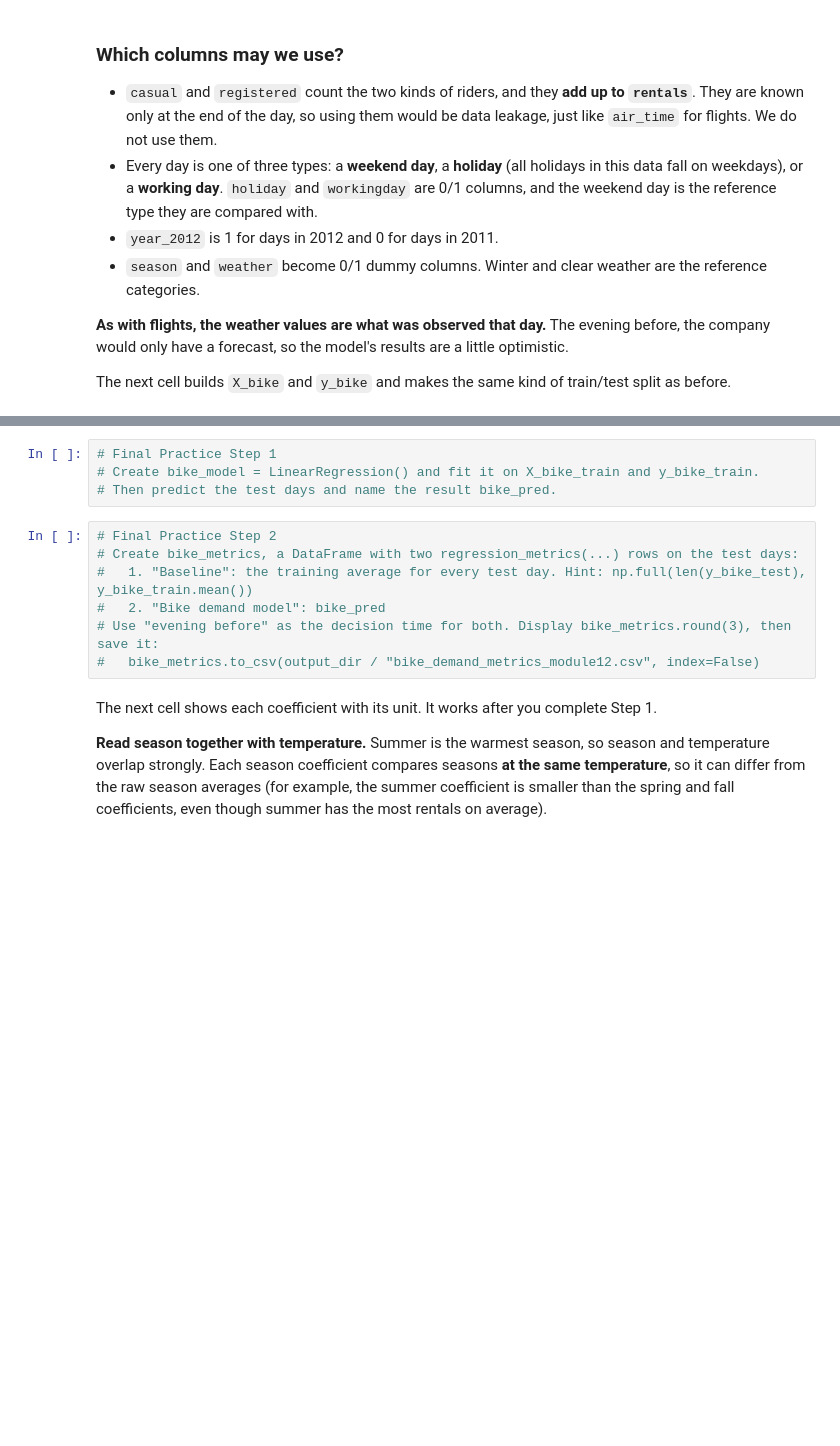
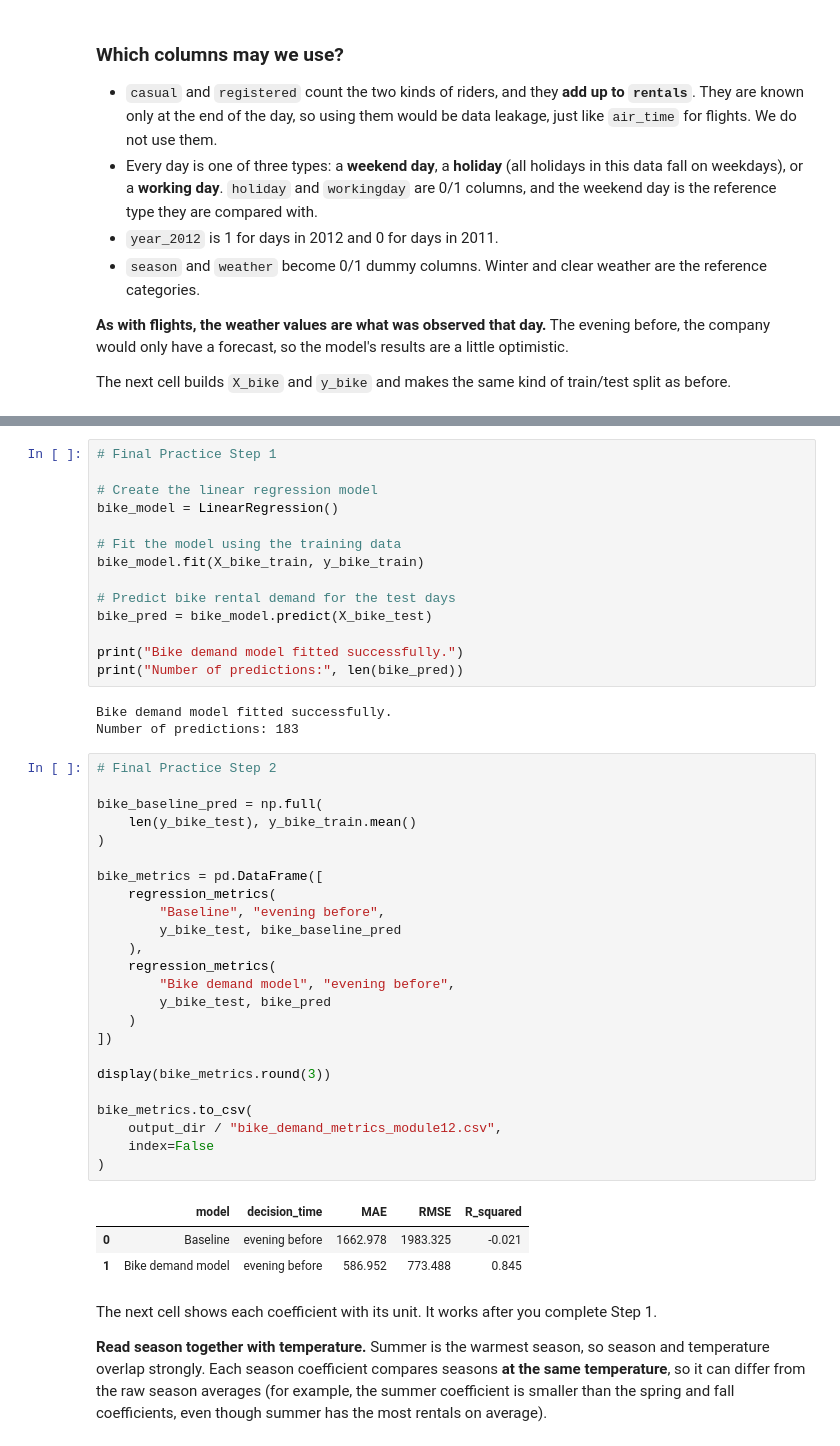
Before and after one commit to LCGillford/BAN6003-Module12-Linear-Regression-1, a Jupyter notebook: notebooks/module12_linear_regression_guided_lab.ipynb, the cells around one changed output, grey strips where cells are left out. Drawn from its saved outputs; the diff is of its cells as text; blank space fills up the shorter version.

```diff
--- a/notebooks/module12_linear_regression_guided_lab.ipynb
+++ b/notebooks/module12_linear_regression_guided_lab.ipynb
@@ -497,14 +606,48 @@ print("Columns:", list(X_bike.columns))
 # %%
 # Final Practice Step 1
-# Create bike_model = LinearRegression() and fit it on X_bike_train and y_bike_train.
-# Then predict the test days and name the result bike_pred.
+
+# Create the linear regression model
+bike_model = LinearRegression()
+
+# Fit the model using the training data
+bike_model.fit(X_bike_train, y_bike_train)
+
+# Predict bike rental demand for the test days
+bike_pred = bike_model.predict(X_bike_test)
+
+print("Bike demand model fitted successfully.")
+print("Number of predictions:", len(bike_pred))
+# %% [output]
+Bike demand model fitted successfully.
+Number of predictions: 183
 # %%
 # Final Practice Step 2
-# Create bike_metrics, a DataFrame with two regression_metrics(...) rows on the test days:
-#   1. "Baseline": the training average for every test day. Hint: np.full(len(y_bike_test), y_bike_train.mean())
-#   2. "Bike demand model": bike_pred
-# Use "evening before" as the decision time for both. Display bike_metrics.round(3), then save it:
-#   bike_metrics.to_csv(output_dir / "bike_demand_metrics_module12.csv", index=False)
+
+bike_baseline_pred = np.full(
+    len(y_bike_test), y_bike_train.mean()
+)
+
+bike_metrics = pd.DataFrame([
+    regression_metrics(
+        "Baseline", "evening before",
+        y_bike_test, bike_baseline_pred
+    ),
+    regression_metrics(
+        "Bike demand model", "evening before",
+        y_bike_test, bike_pred
+    )
+])
+
+display(bike_metrics.round(3))
+
+bike_metrics.to_csv(
+    output_dir / "bike_demand_metrics_module12.csv",
+    index=False
+)
+# %% [output]
+|  | model | decision_time | MAE | RMSE | R_squared |
+| 0 | Baseline | evening before | 1662.978 | 1983.325 | -0.021 |
+| 1 | Bike demand model | evening before | 586.952 | 773.488 | 0.845 |
 # %% [markdown]
 The next cell shows each coefficient with its unit. It works after you complete Step 1.
 
```
Also changed, not shown: parts of 24 cells of this notebook, 3 other files.
